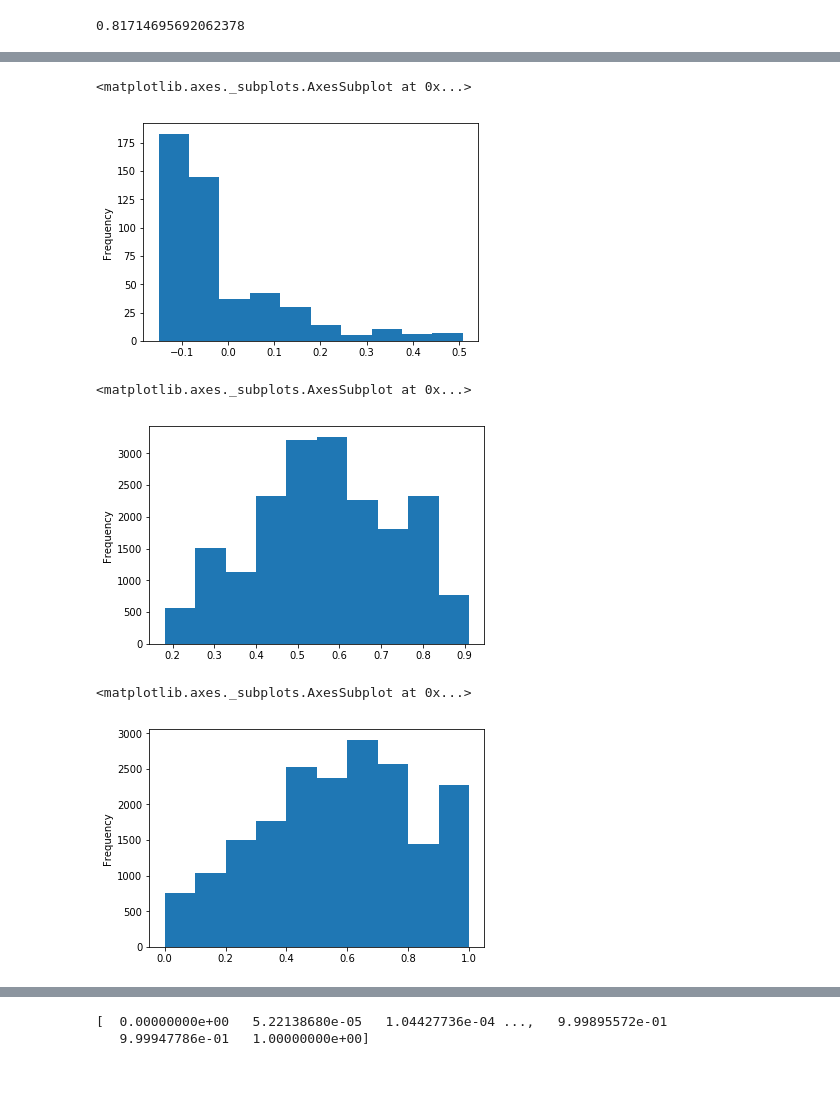
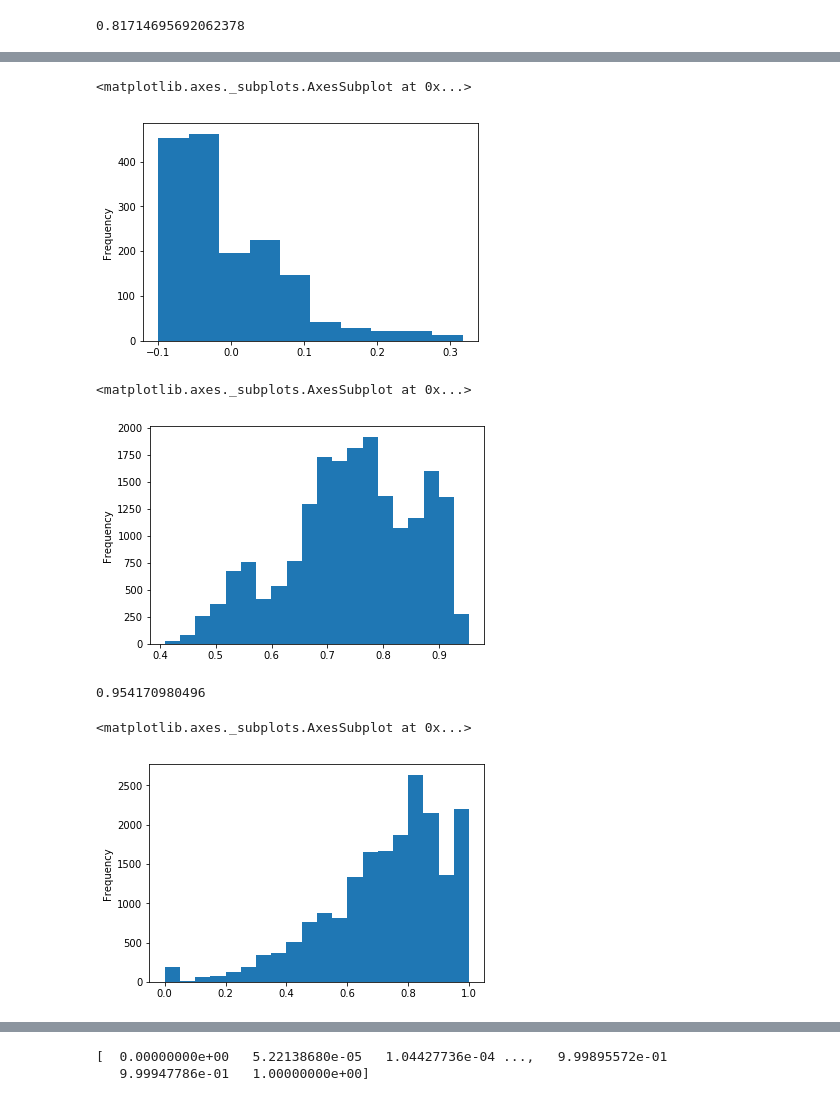
Before and after one commit to vonce/6-Max-Mackerel, a Jupyter notebook: playground notebook.ipynb, the cells around one changed output, grey strips where cells are left out. Drawn from its saved outputs; the diff is of its cells as text; code cells hidden in the pictures.

```diff
--- a/playground notebook.ipynb
+++ b/playground notebook.ipynb
@@ -132,8 +132,8 @@ print(gs.score(X_test, y_test))
 z = pd.DataFrame(gs.predict(X_test))
 z['test actual'] = list(y_test)
 
-#z[0] = np.sqrt(z[0])
-#z['test actual'] = np.sqrt(z['test actual'])
+z[0] = np.sqrt(z[0])
+z['test actual'] = np.sqrt(z['test actual'])
 z['diff'] = z[0] - z['test actual']
 print("median:", np.median(np.abs(z['diff'])))
 print("std:", np.std(z['diff']))
@@ -160,19 +181,23 @@ std: 0.18520882036878936
 # %%
-z[(z[0]<=1) & (z[0]>.85)]['diff'].plot.hist()
+z[(z[0]<=1) & (z[0]>.90)]['diff'].plot.hist()
 #z['diff'].plot.hist()
 # %% [output]
 <matplotlib.axes._subplots.AxesSubplot at 0x...>
-[figure, old version]
+[figure, new version]
 # %%
-z[0].plot.hist()
+z[0].plot.hist(bins = 20)
 # %% [output]
 <matplotlib.axes._subplots.AxesSubplot at 0x...>
-[figure, old version]
+[figure, new version]
+# %%
+print(max(z[0]))
+# %% [output]
+0.954170980496
 # %%
-z['test actual'].plot.hist()
+z['test actual'].plot.hist(bins = 20)
 # %% [output]
 <matplotlib.axes._subplots.AxesSubplot at 0x...>
-[figure, old version]
+[figure, new version]
 # %%
 X = z[(z[0]<=1) & (z[0]>.85)]['diff']
 
```
Also changed, not shown: parts of 18 cells of this notebook, 4 other files.
